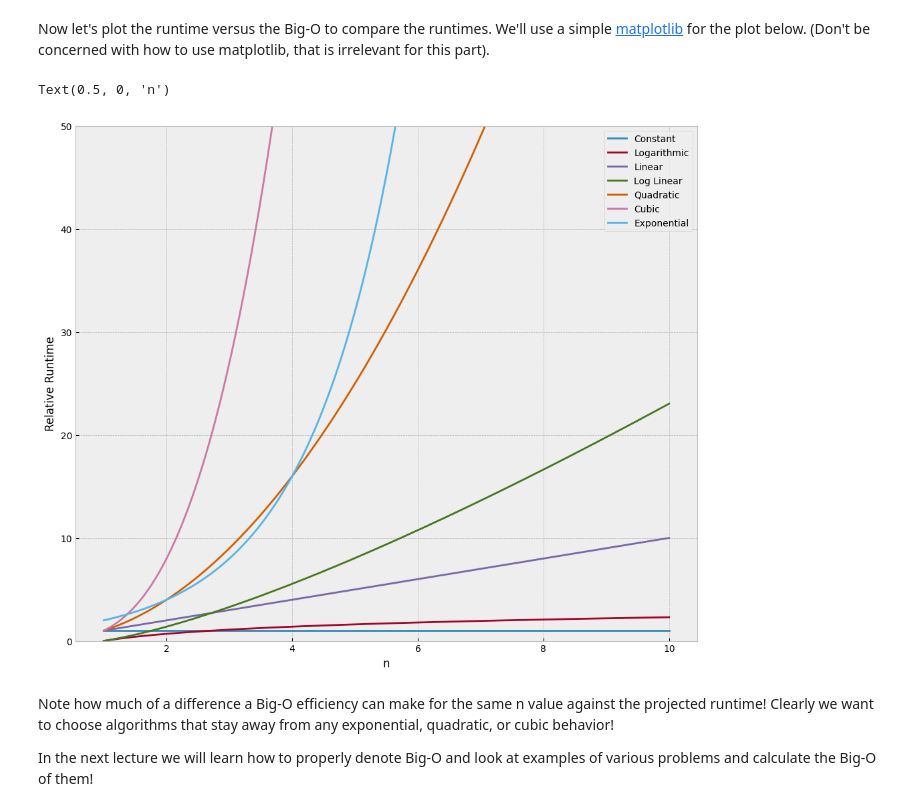
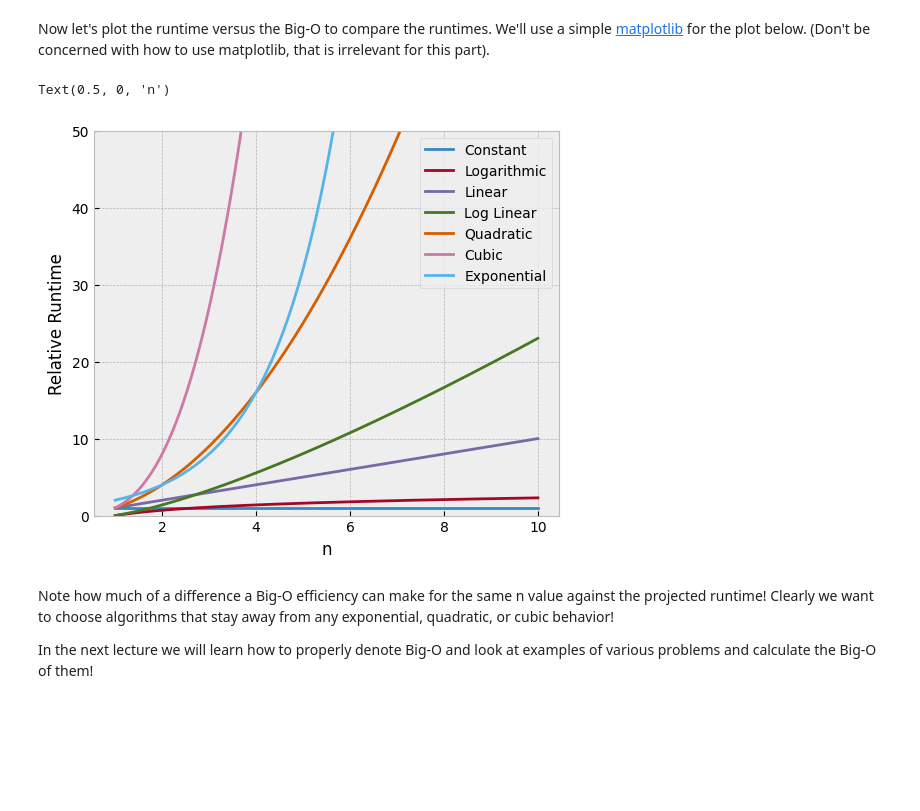
Before and after one commit to iampramodyadav/Data-Struct-Algo, a Jupyter notebook: Python-DSA.ipynb, the cells around one changed output. Drawn from its saved outputs; the diff is of its cells as text; code cells hidden in the pictures; blank space fills up the shorter version.

```diff
--- a/Python-DSA.ipynb
+++ b/Python-DSA.ipynb
@@ -121,30 +119,40 @@ Here is a table of common Big-O functions:
 Now let's plot the runtime versus the Big-O to compare the runtimes. We'll use a simple [matplotlib](http://matplotlib.org/) for the plot below. (Don't be concerned with how to use matplotlib, that is irrelevant for this part).
 # %%
 from math import log
+
+import matplotlib.pyplot as plt
 import numpy as np
-import matplotlib.pyplot as plt
+
 %matplotlib inline
-plt.style.use('bmh')
+plt.style.use("bmh")
 
 # Set up runtime comparisons
-n = np.linspace(1,10,1000)
-labels = ['Constant','Logarithmic','Linear','Log Linear','Quadratic','Cubic','Exponential']
-big_o = [np.ones(n.shape),np.log(n),n,n*np.log(n),n**2,n**3,2**n]
+n = np.linspace(1, 10, 1000)
+labels = [
+    "Constant",
+    "Logarithmic",
+    "Linear",
+    "Log Linear",
+    "Quadratic",
+    "Cubic",
+    "Exponential",
+]
+big_o = [np.ones(n.shape), np.log(n), n, n * np.log(n), n**2, n**3, 2**n]
 
 # Plot setup
-plt.figure(figsize=(12,10))
-plt.ylim(0,50)
+plt.figure(figsize=(6, 5))
+plt.ylim(0, 50)
 
 for i in range(len(big_o)):
-    plt.plot(n,big_o[i],label = labels[i])
+    plt.plot(n, big_o[i], label=labels[i])
 
 
 plt.legend(loc=0)
-plt.ylabel('Relative Runtime')
-plt.xlabel('n')
+plt.ylabel("Relative Runtime")
+plt.xlabel("n")
 # %% [output]
 Text(0.5, 0, 'n')
-[figure, old version]
+[figure, new version]
 # %% [markdown]
 Note how much of a difference a Big-O efficiency can make for the same n value against the projected runtime! Clearly we want to choose algorithms that stay away from any exponential, quadratic, or cubic behavior!
 
```
Also changed, not shown: parts of 154 cells of this notebook, 1 other file.
